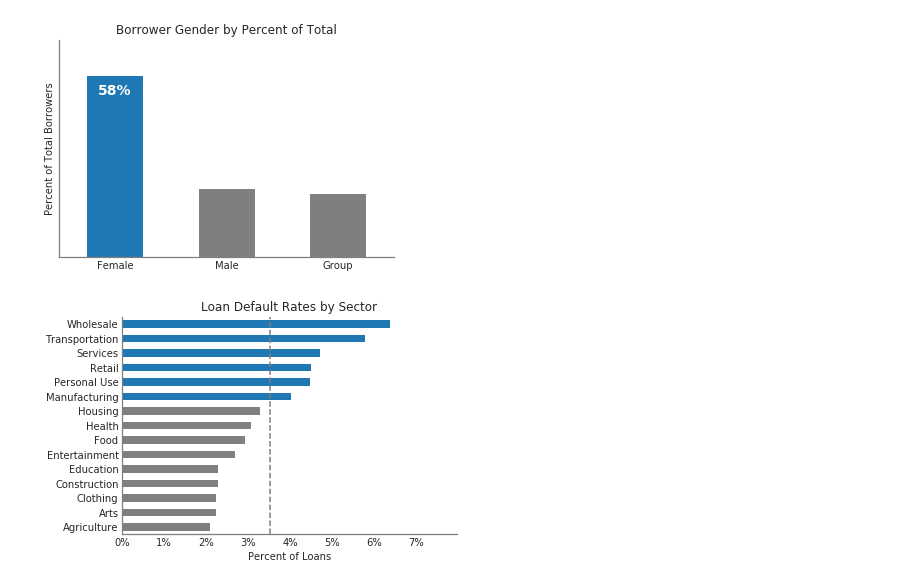
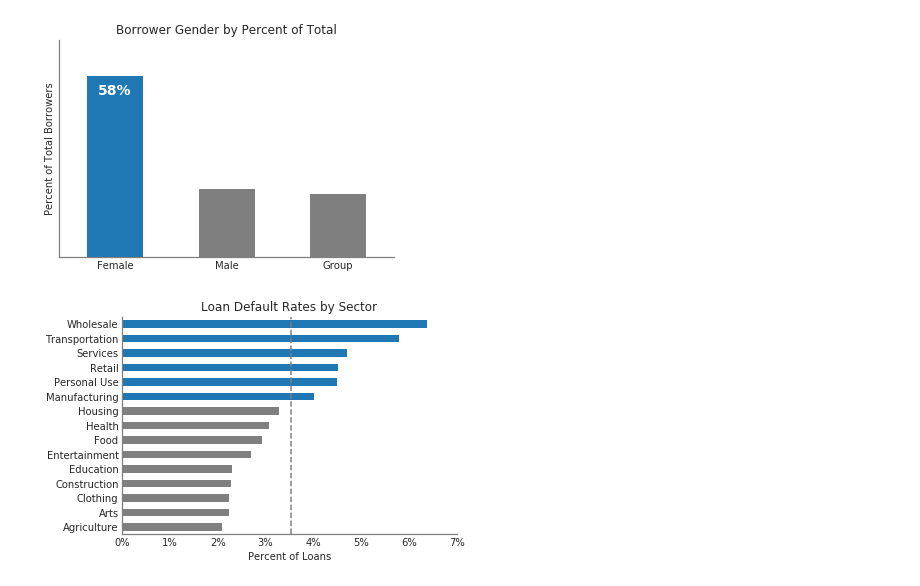
Before and after one commit to clcarver1130/dsi_capstone_project, a Jupyter notebook: notebooks/intial_eda.ipynb, the cells around one changed output. Drawn from its saved outputs; the diff is of its cells as text; code cells hidden in the pictures.

Commit message:
created two visuals

```diff
--- a/notebooks/intial_eda.ipynb
+++ b/notebooks/intial_eda.ipynb
@@ -60,21 +60,20 @@ default_by_sector = pd.DataFrame({'Sector': sector_list, 'Default_pct': default_
 default_by_sector.set_index('Sector', inplace=True)
 # %%
 ax = default_by_sector.plot(kind='barh', legend=False)
-plt.margins(0.25)
 plt.axvline(default_by_sector['Default_pct'].mean(), color='grey', linestyle='--')
 for bar in ax.patches:
     bar.set_facecolor(color=rgb_color(127,127,127)) # Set all to grey
 for bar in range(-6,0):
     ax.patches[bar].set_facecolor(rgb_color(31,119,180)) # highlight those above average with blue
 labels=[str(int(round(label*100)))+'%' for label in np.arange(0,0.08,0.01)]
 plt.title('Loan Default Rates by Sector')
 plt.ylabel('')
 plt.xlabel('Percent of Loans')
 plt.xticks(np.arange(0,0.08, 0.01), labels)
 ax.spines['right'].set_visible(False)
 ax.spines['top'].set_visible(False)
 ax.spines['bottom'].set_color(tableau_grey)
 ax.spines['left'].set_color(tableau_grey)
-plt.savefig('../pictures/defaults_by_sector.png', dpi=600, transparent=True)
+plt.savefig('../pictures/defaults_by_sector.png', dpi=600, transparent=True, bbox_inches='tight', orientation='landscape')
 # %% [output]
-[figure, old version]
+[figure, new version]
```
Also changed, not shown: 2 other files.
